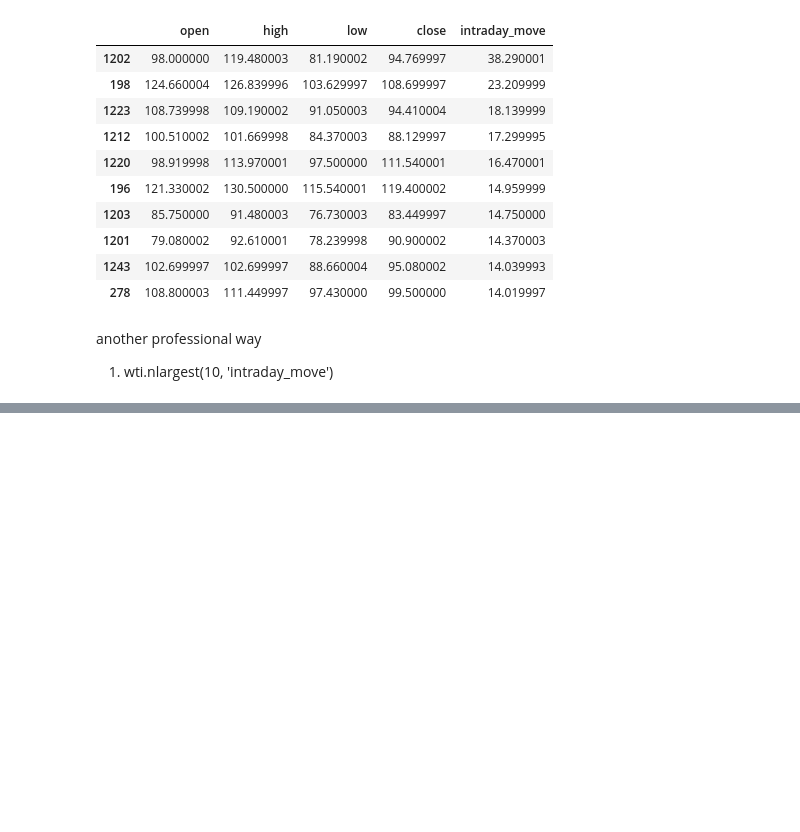
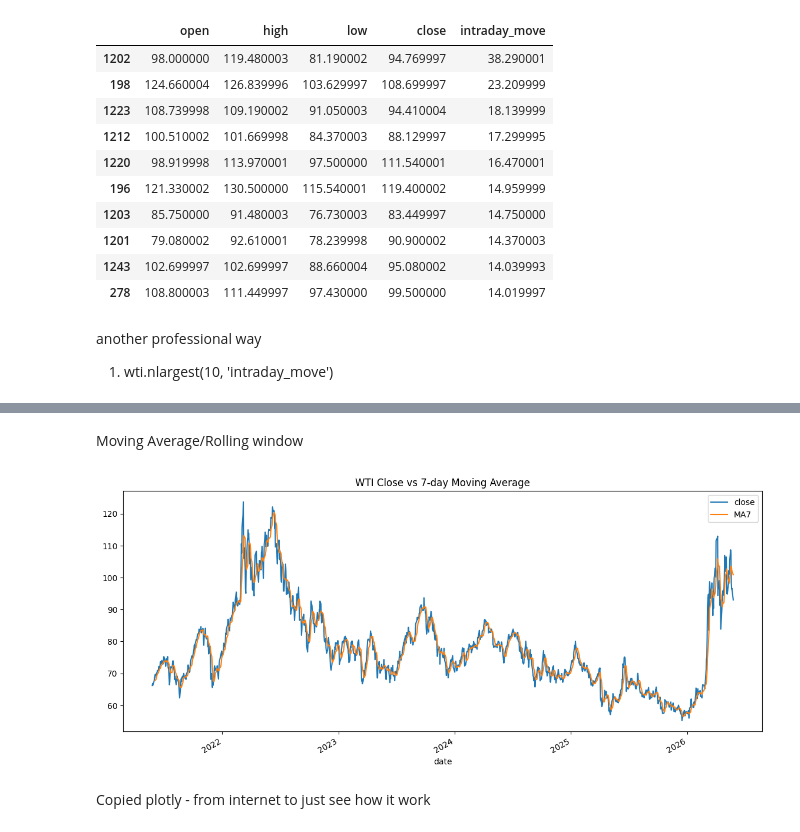
Before and after one commit to farzanekram07/oil-price-trend-analysis, a Jupyter notebook: 01_yahoo_finance_data_loading.ipynb, the cells around one changed output, grey strips where cells are left out. Cells and saved outputs as stored; diff of their text form; code cells hidden in the pictures; blank space fills up the shorter version.

Commit message:
add Exploratory Data Analysis and Visualisation

```diff
--- a/01_yahoo_finance_data_loading.ipynb
+++ b/01_yahoo_finance_data_loading.ipynb
@@ -329,0 +367,2 @@ another professional way
+# %%
+wti.set_index("date", inplace=True)
@@ -329,0 +432,15 @@ another professional way
+# %% [markdown]
+Moving Average/Rolling window
+# %%
+#1 Closing price trend
+wti['MA7'] = wti['close'].rolling(7).mean()
+# %%
+import matplotlib.pyplot as plt
+
+wti[["close", "MA7"]].plot(figsize=(14,6))
+plt.title("WTI Close vs 7-day Moving Average")
+plt.show()
+# %% [output]
+[figure, added]
+# %% [markdown]
+Copied plotly - from internet to just see how it work
```
Also changed, not shown: parts of 20 cells of this notebook.
